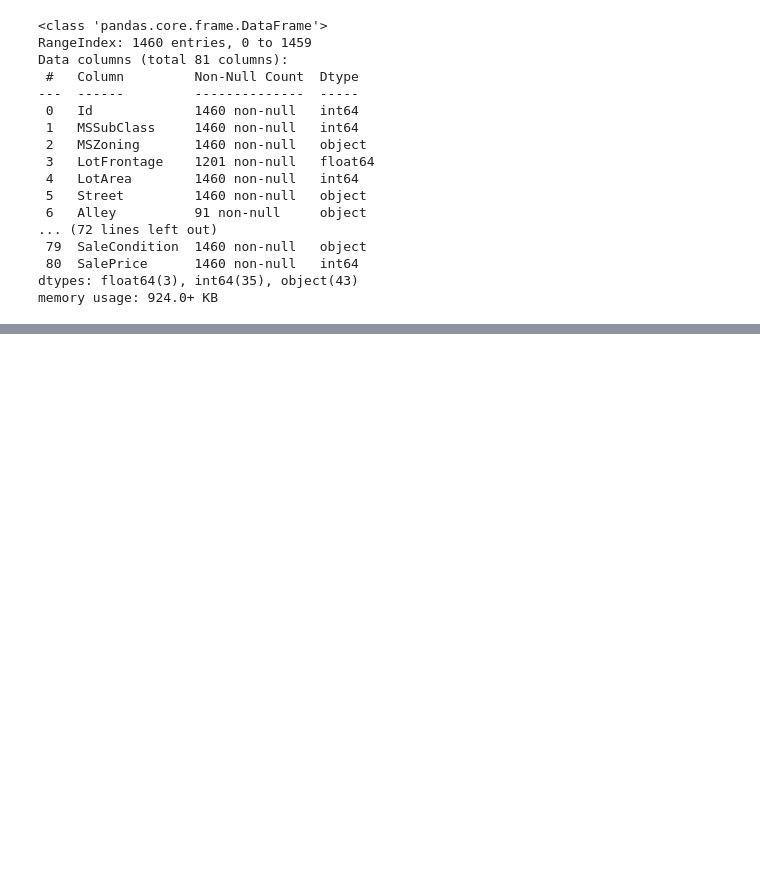
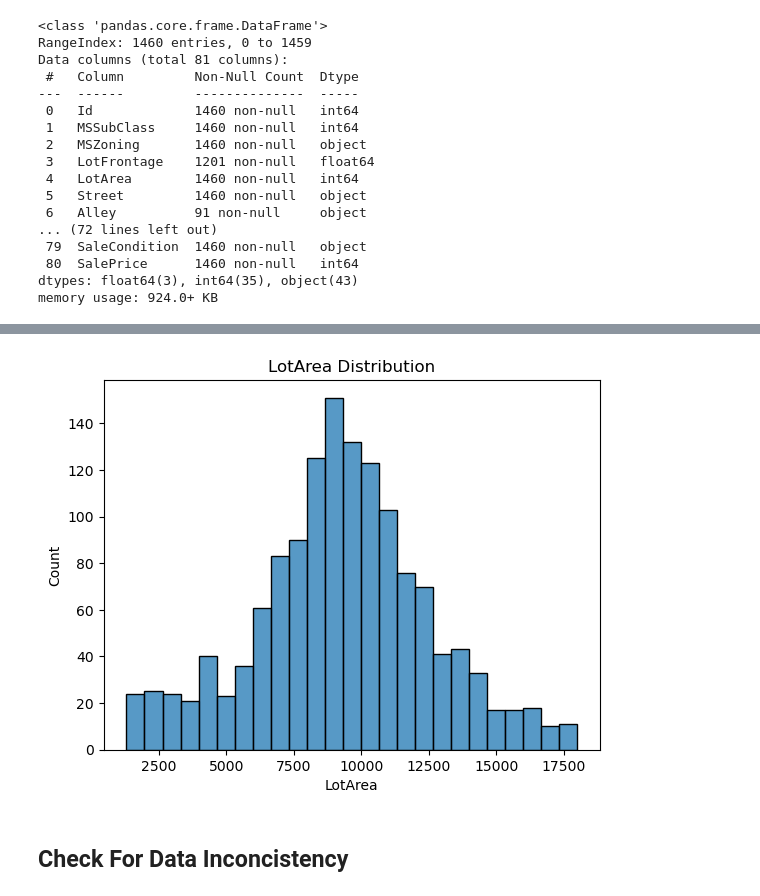
Before and after one commit to KDcodePy/Neural-Network-, a Jupyter notebook: Housing_price_prediction_with_neural_network.ipynb, the cells around one changed output, grey strips where cells are left out. Cells and saved outputs as stored; diff of their text form; code cells hidden in the pictures; blank space fills up the shorter version.

```diff
--- a/Housing_price_prediction_with_neural_network.ipynb
+++ b/Housing_price_prediction_with_neural_network.ipynb
@@ -103,0 +279,6 @@ df.head()
+# %%
+# Drop cols mentioned above
+df.drop(columns=["OverallCond", "MasVnrArea",
+                 "MasVnrType", "ExterQual",
+                 "ExterCond", "BsmtExposure",
+                 "GarageYrBlt"],inplace=True)
@@ -103,0 +306,3 @@ df.head()
+# %%
+# Setting threshold of LotArea to 18000 to remove 63 row of outliers and reduce 'Noise'
+df_reduced = df[df['LotArea'] <= 18000]
@@ -103,0 +330,8 @@ df.head()
+# %%
+# Double Check LotArea Distribution
+ax= sns.histplot(df_reduced, x='LotArea')
+ax.set_title("LotArea Distribution");
+# %% [output]
+[figure, added]
+# %% [markdown]
+## Check For Data Inconcistency
```
Also changed, not shown: parts of 89 cells of this notebook, 3 other files.
